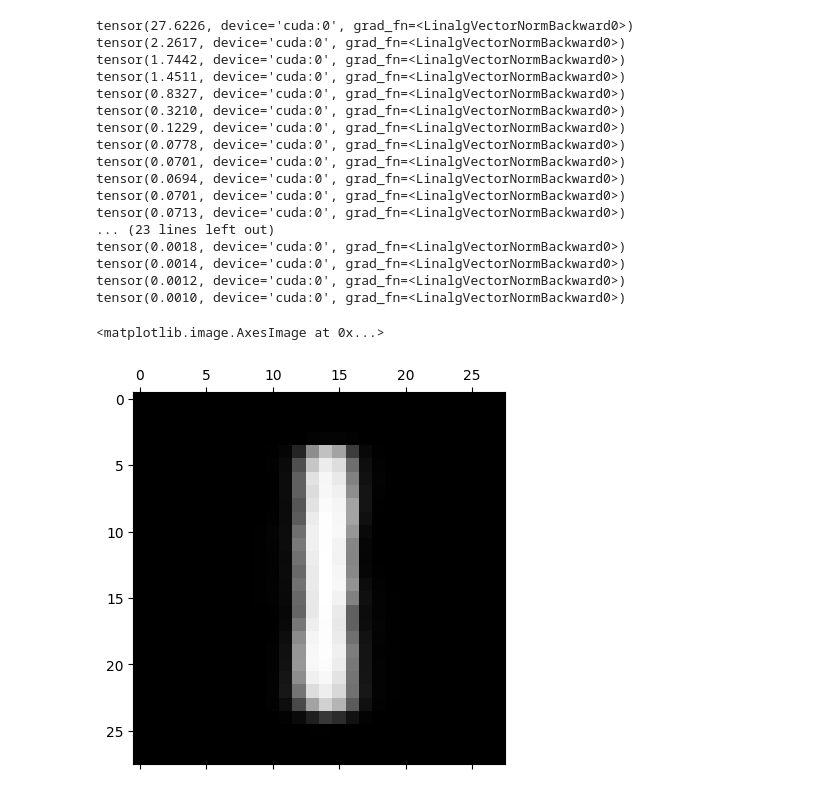
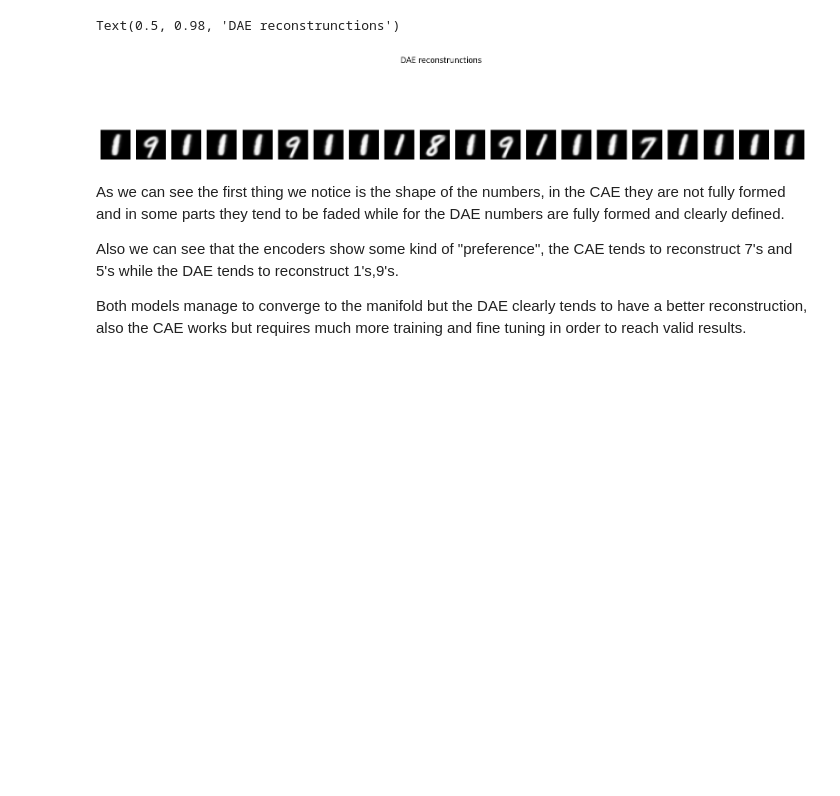
Before and after one commit to mirdan08/unipi-assignments, a Jupyter notebook: ISPR/midterm3/assignment.ipynb, the cells around one changed output. Cells and saved outputs as stored; diff of their text form; code cells hidden in the pictures; blank space fills up the shorter version.

```diff
--- a/ISPR/midterm3/assignment.ipynb
+++ b/ISPR/midterm3/assignment.ipynb
@@ -99,10 +103,5 @@ epoch [20/20], loss:0.0272
 # %%
 def contractive_loss(encoder_output,criterion, inputs,outputs,contractive_penalty):
-    """ jacobian = torch.autograd.grad(outputs=hidden, inputs=inputs,
-                                   grad_outputs=torch.ones_like(hidden),
-                                   create_graph=True, retain_graph=True, only_inputs=True)[0]
-    jacobian = jacobian.view(jacobian.size(0), -1)
-    penalty_term = torch.norm(jacobian, p=2, dim=1)**2 """
     loss1=criterion(outputs,inputs)
     encoder_output.backward(torch.ones(encoder_output.size()).to(DEVICE), retain_graph=True)
     loss2= torch.sqrt(torch.sum(torch.pow(inputs.grad,2)))
@@ -112,6 +111,8 @@ def train_contractive_ae(ae,data,n_epochs=10,contractive_penalty=1e-10):
     criterion = nn.BCELoss()
     optimizer = torch.optim.Adam(ae.parameters(), lr=0.001)
     for epoch in range(n_epochs):
+        ae.train()
+        total_loss = 0
         for i,sample in enumerate(data):
             batch, _ = sample
             batch = batch.view(-1, 28*28).to(DEVICE)
@@ -120,14 +121,16 @@ def train_contractive_ae(ae,data,n_epochs=10,contractive_penalty=1e-10):
             batch.retain_grad()
             hidden, output = ae(batch)
             loss=contractive_loss(hidden,nn.BCELoss(),batch,output,contractive_penalty)
-            #loss = criterion(output, batch) + contractive_penalty * jacobian_penalty_term(ae, batch)
             batch.requires_grad=False
             optimizer.zero_grad()
             loss.backward()
             optimizer.step()
-        print(f'epoch [{epoch + 1}/{n_epochs}], loss:{loss.item():.4f}')
+            MSE_loss = nn.MSELoss()(output, batch)
+            total_loss += MSE_loss.item()
+        avg_loss = total_loss / len(data)
+        print(f'epoch [{epoch + 1}/{n_epochs}], loss:{avg_loss:.4f}')
 #needed in order to compute the jacobian
 
-cae=AutoEncoder([28*28, 256, 64], [64, 256, 28*28]).to(DEVICE)
+cae=AutoEncoder([28*28, 256, 64,16], [16,64, 256, 28*28]).to(DEVICE)
 train_contractive_ae(cae,dataloader,100)
 # %% [output]
@@ -151,13 +157,14 @@ epoch [100/100], loss:0.0743
 # %%
-def generate_data_point(model, noise, num_iterations=100):
+def generate_data_point(model, noise, num_iterations=20000):
     old_noise=noise
     diff=1
     # Start with a random noise
-    while(diff > 1e-3):
-        # Forward pass through the encoder
+    while(diff > 1e-3 and num_iterations>0):
         old_noise=noise
         _,noise = model(old_noise)
         diff=torch.norm(noise-old_noise,p=2)
-        print(diff)
+        num_iterations-=1
+    if num_iterations==0:
+        print("maximum number of iterations reached")
     new_data_point= noise.view(-1, 28*28)
     return new_data_point
@@ -164,6 +173,12 @@ def generate_data_point(model, noise, num_iterations=100):
 # %%
 import matplotlib.pyplot as plt
-noise=torch.randn((28*28)).requires_grad_(True).to(DEVICE)
-
-plt.matshow(generate_data_point(cae,noise,200000).view(28, 28).detach().cpu().numpy(),cmap='gray')
+num_samples=20
+torch.manual_seed(42)
+noise=torch.randn((num_samples,28*28)).requires_grad_(True).to(DEVICE)
+plt.figure(figsize=(20, 4))
+for i in range(num_samples):
+    plt.subplot(1,num_samples,i+1)
+    plt.imshow(generate_data_point(cae,noise[i]).view(28, 28).detach().cpu().numpy(),cmap='gray')
+    plt.axis('off')
+plt.suptitle('CAE reconstrunctions')
 # %% [output]
@@ -188,22 +188,16 @@ KeyboardInterrupt:
 # %%
-plt.matshow(generate_data_point(dae,noise,100000).view(28, 28).detach().cpu().numpy(),cmap='gray')
+plt.figure(figsize=(20, 4))
+for i in range(num_samples):
+    plt.subplot(1,num_samples,i+1)
+    plt.imshow(generate_data_point(dae,noise[i]).view(28, 28).detach().cpu().numpy(),cmap='gray')
+    plt.axis('off')
+plt.suptitle('DAE reconstrunctions')
 # %% [output]
-tensor(27.6226, device='cuda:0', grad_fn=<LinalgVectorNormBackward0>)
-tensor(2.2617, device='cuda:0', grad_fn=<LinalgVectorNormBackward0>)
-tensor(1.7442, device='cuda:0', grad_fn=<LinalgVectorNormBackward0>)
-tensor(1.4511, device='cuda:0', grad_fn=<LinalgVectorNormBackward0>)
-tensor(0.8327, device='cuda:0', grad_fn=<LinalgVectorNormBackward0>)
-tensor(0.3210, device='cuda:0', grad_fn=<LinalgVectorNormBackward0>)
-tensor(0.1229, device='cuda:0', grad_fn=<LinalgVectorNormBackward0>)
-tensor(0.0778, device='cuda:0', grad_fn=<LinalgVectorNormBackward0>)
-tensor(0.0701, device='cuda:0', grad_fn=<LinalgVectorNormBackward0>)
-tensor(0.0694, device='cuda:0', grad_fn=<LinalgVectorNormBackward0>)
-tensor(0.0701, device='cuda:0', grad_fn=<LinalgVectorNormBackward0>)
-tensor(0.0713, device='cuda:0', grad_fn=<LinalgVectorNormBackward0>)
-... (23 lines left out)
-tensor(0.0018, device='cuda:0', grad_fn=<LinalgVectorNormBackward0>)
-tensor(0.0014, device='cuda:0', grad_fn=<LinalgVectorNormBackward0>)
-tensor(0.0012, device='cuda:0', grad_fn=<LinalgVectorNormBackward0>)
-tensor(0.0010, device='cuda:0', grad_fn=<LinalgVectorNormBackward0>)
+Text(0.5, 0.98, 'DAE reconstrunctions')
-<matplotlib.image.AxesImage at 0x...>
-[figure, old version]
+[figure, new version]
+# %% [markdown]
+As we can see the first thing we notice is the shape of the numbers, in the CAE they are not fully formed and in some parts they tend to be faded while for the DAE numbers are fully formed and clearly defined.
+
+Also we can see that the encoders show some kind of "preference", the CAE tends to reconstruct 7's and 5's while the DAE tends to reconstruct 1's,9's.
+
+Both models manage to converge to the manifold but the DAE clearly tends to have a better reconstruction, also the CAE works but requires much more training and fine tuning in order to reach valid results.
```
Also changed, not shown: parts of 11 cells of this notebook.
